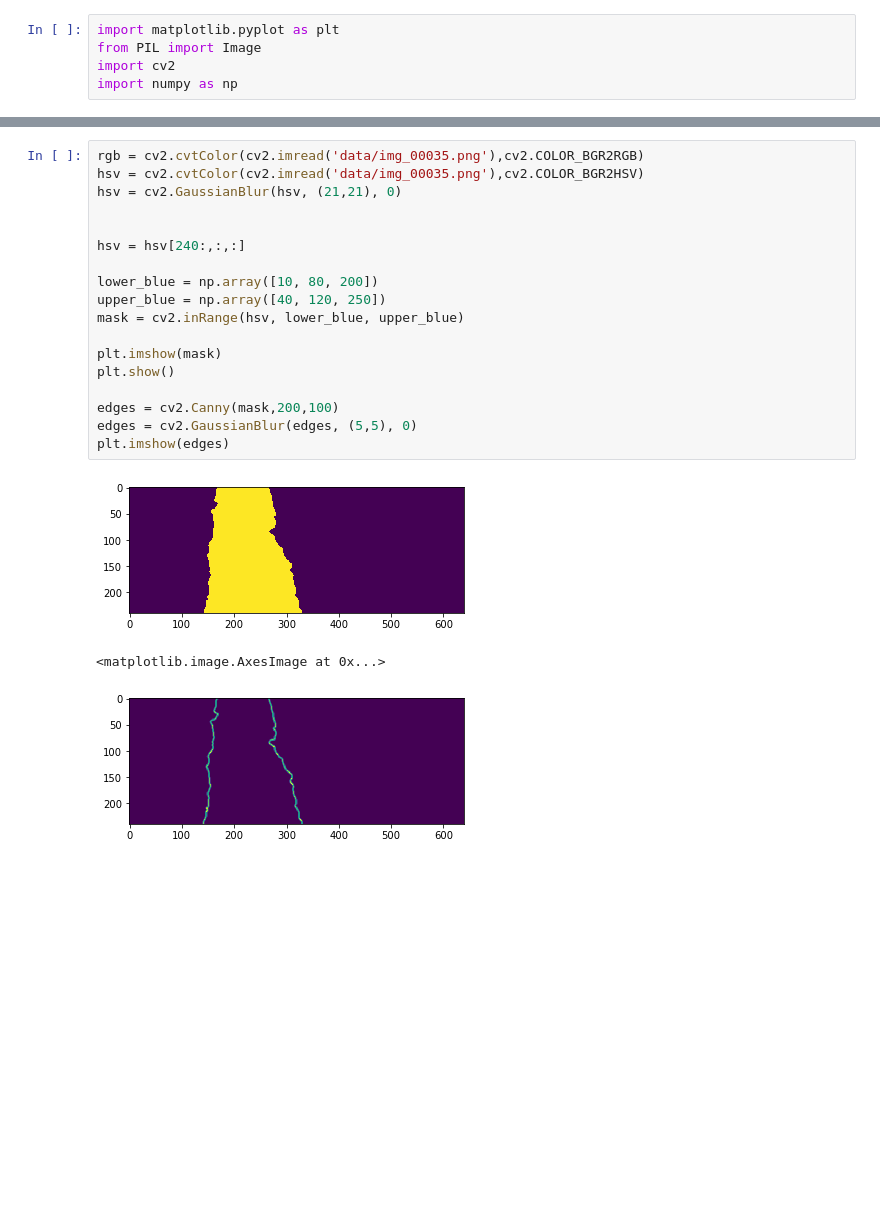
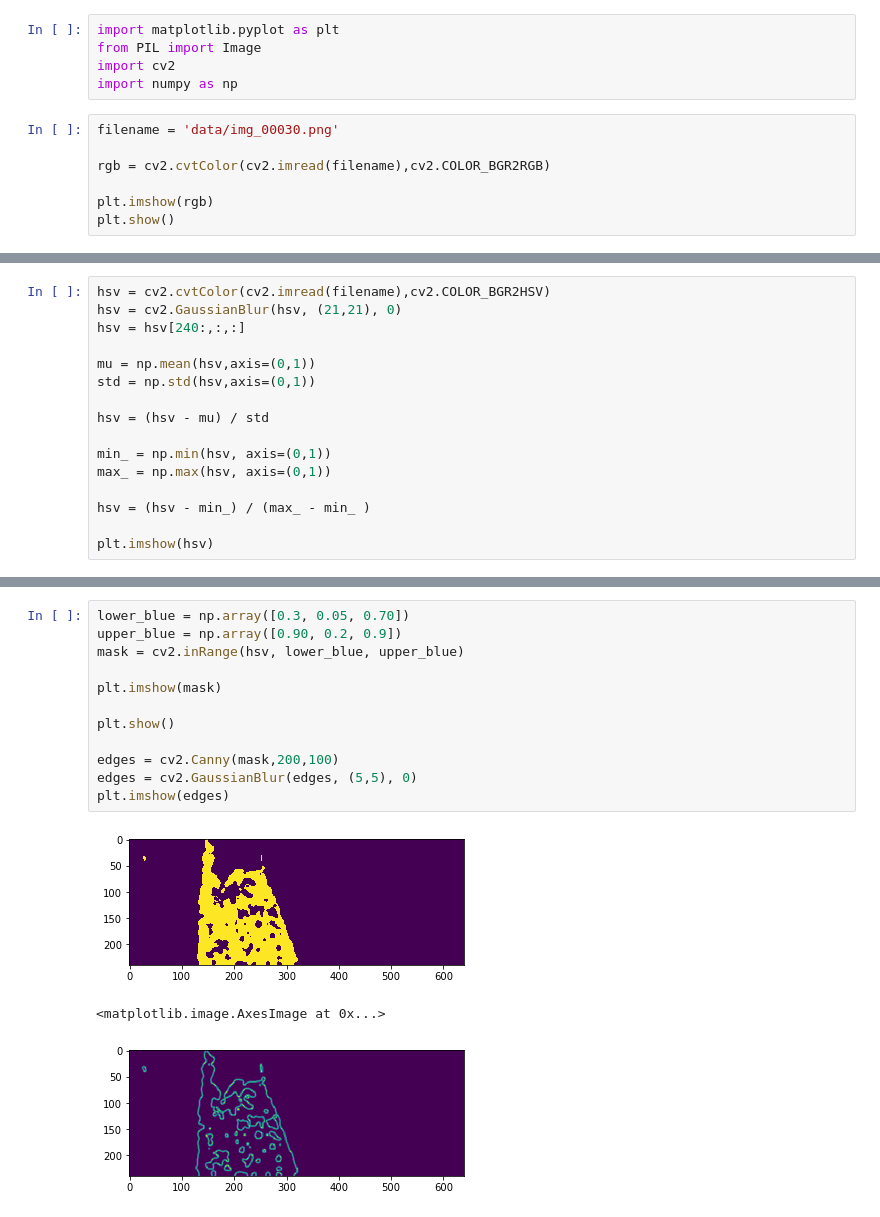
Before and after one commit to FrederikWarburg/faster-car-ai, a Jupyter notebook: line-detection-stuff.ipynb, the cells around one changed output, grey strips where cells are left out. Saved outputs shown, nothing was run; the diff lists cells and outputs as text; blank space fills up the shorter version.

```diff
--- a/line-detection-stuff.ipynb
+++ b/line-detection-stuff.ipynb
@@ -3,3 +3,10 @@ import matplotlib.pyplot as plt
 from PIL import Image
 import cv2
 import numpy as np
+# %%
+filename = 'data/img_00030.png'
+
+rgb = cv2.cvtColor(cv2.imread(filename),cv2.COLOR_BGR2RGB)
+
+plt.imshow(rgb)
+plt.show()
@@ -5,0 +15,16 @@ import numpy as np
+# %%
+hsv = cv2.cvtColor(cv2.imread(filename),cv2.COLOR_BGR2HSV)
+hsv = cv2.GaussianBlur(hsv, (21,21), 0)
+hsv = hsv[240:,:,:]
+
+mu = np.mean(hsv,axis=(0,1))
+std = np.std(hsv,axis=(0,1))
+
+hsv = (hsv - mu) / std
+
+min_ = np.min(hsv, axis=(0,1))
+max_ = np.max(hsv, axis=(0,1))
+
+hsv = (hsv - min_) / (max_ - min_ )
+
+plt.imshow(hsv)
@@ -6,25 +34,19 @@ import numpy as np
 # %%
-rgb = cv2.cvtColor(cv2.imread('data/img_00035.png'),cv2.COLOR_BGR2RGB)
-hsv = cv2.cvtColor(cv2.imread('data/img_00035.png'),cv2.COLOR_BGR2HSV)
-hsv = cv2.GaussianBlur(hsv, (21,21), 0)
-
-
-hsv = hsv[240:,:,:]
-
-lower_blue = np.array([10, 80, 200])
-upper_blue = np.array([40, 120, 250])
+lower_blue = np.array([0.3, 0.05, 0.70])
+upper_blue = np.array([0.90, 0.2, 0.9])
 mask = cv2.inRange(hsv, lower_blue, upper_blue)
 
 plt.imshow(mask)
+
 plt.show()
 
 edges = cv2.Canny(mask,200,100)
 edges = cv2.GaussianBlur(edges, (5,5), 0)
 plt.imshow(edges)
 # %% [output]
-[figure, old version]
+[figure, new version]
 <matplotlib.image.AxesImage at 0x...>
-[figure, old version]
+[figure, new version]
 # %%
 lines = cv2.HoughLinesP(edges,1,np.pi/180,100, minLineLength=100, maxLineGap=100)
 if lines is not None:
```
Also changed, not shown: parts of 5 cells of this notebook.
